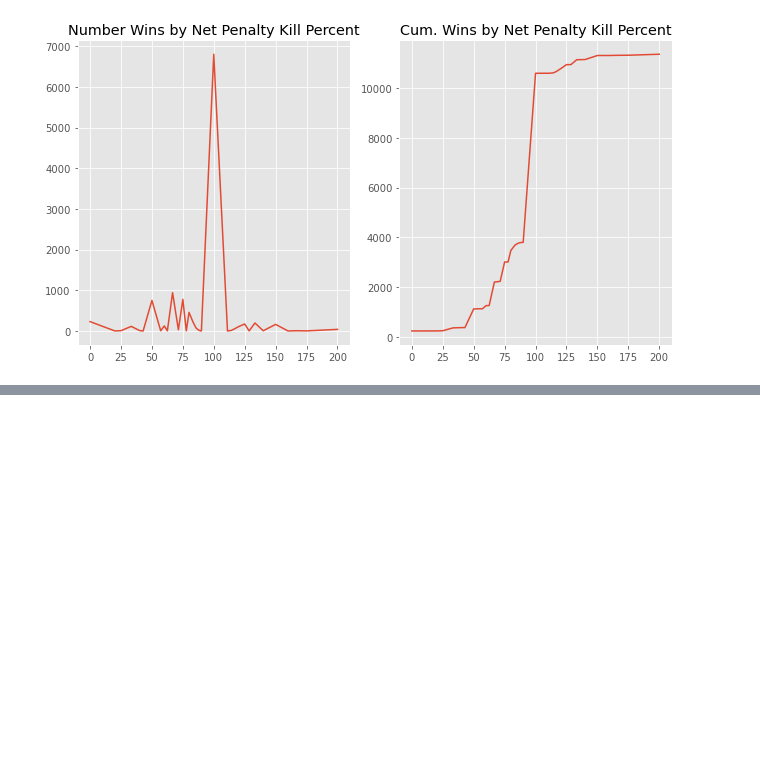
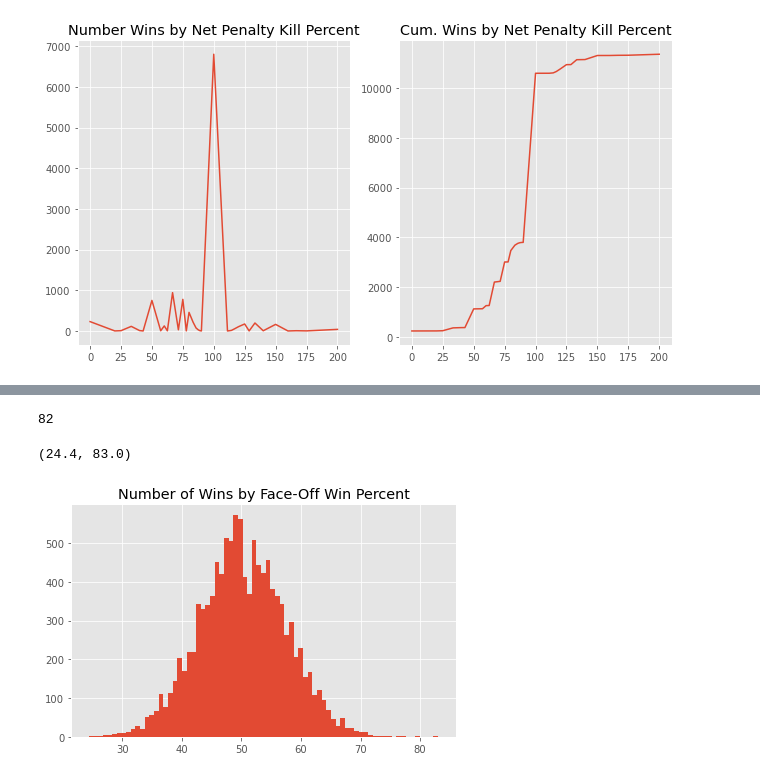
Before and after one commit to jkh-code/nhl-win-factors-analysis, a Jupyter notebook: notebooks/nhl-win-factors-analysis-eda.ipynb, the cells around one changed output, grey strips where cells are left out. Drawn from its saved outputs; the diff is of its cells as text; code cells hidden in the pictures; blank space fills up the shorter version.

```diff
--- a/notebooks/nhl-win-factors-analysis-eda.ipynb
+++ b/notebooks/nhl-win-factors-analysis-eda.ipynb
@@ -628,0 +504,12 @@ axs[2].set_ylim([-0.02, 0.52])
+# %%
+num_bins(df['shot_diff'])
+# %% [output]
+82
+# %%
+np.min(fo_data['fo_win_percent']), np.max(fo_data['fo_win_percent'])
+# %% [output]
+(24.4, 83.0)
+# %%
+plot_win_hist(fo_data['fo_win_percent'], 'Number of Wins by Face-Off Win Percent', bins=75);
+# %% [output]
+[figure, added]
```
Also changed, not shown: parts of 87 cells of this notebook.
